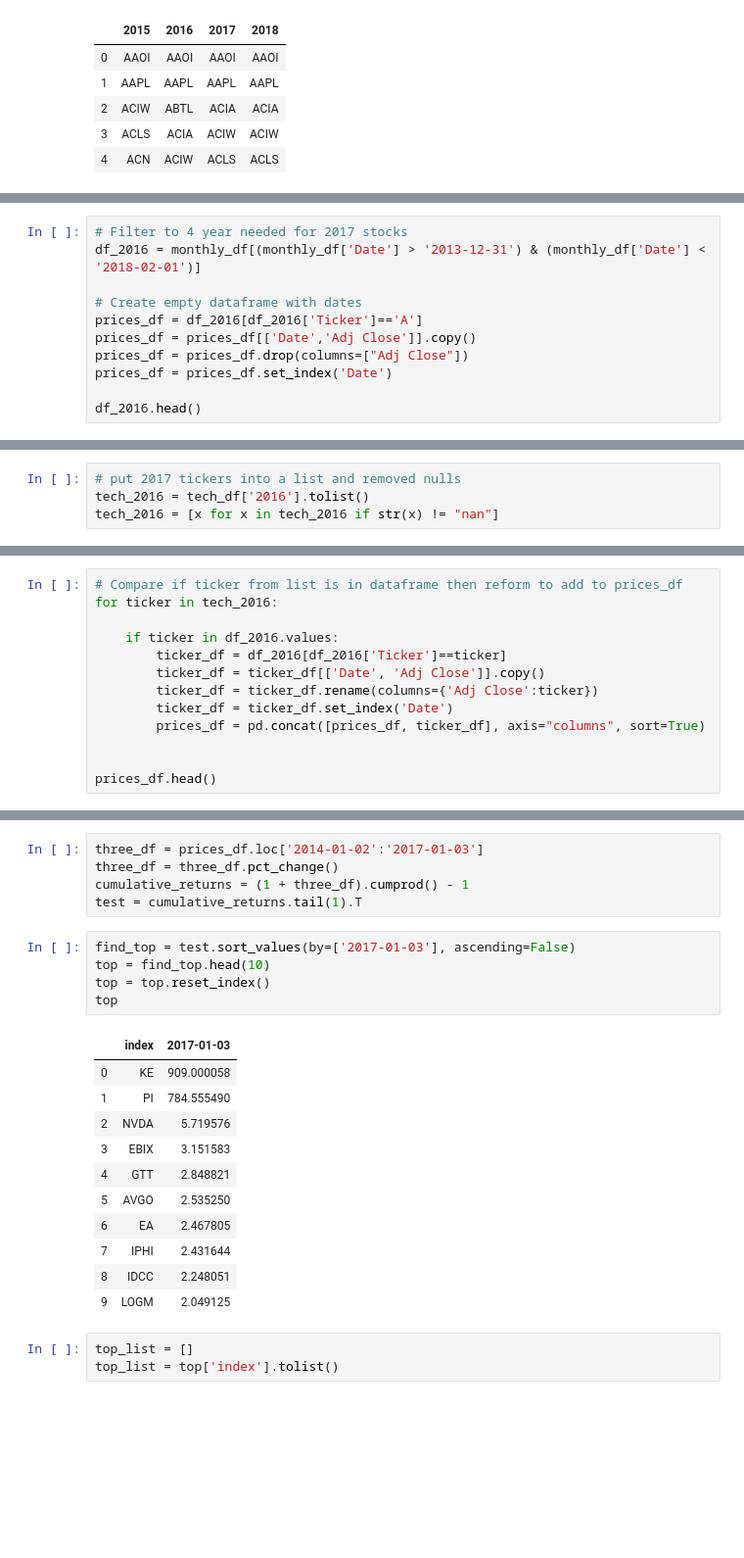
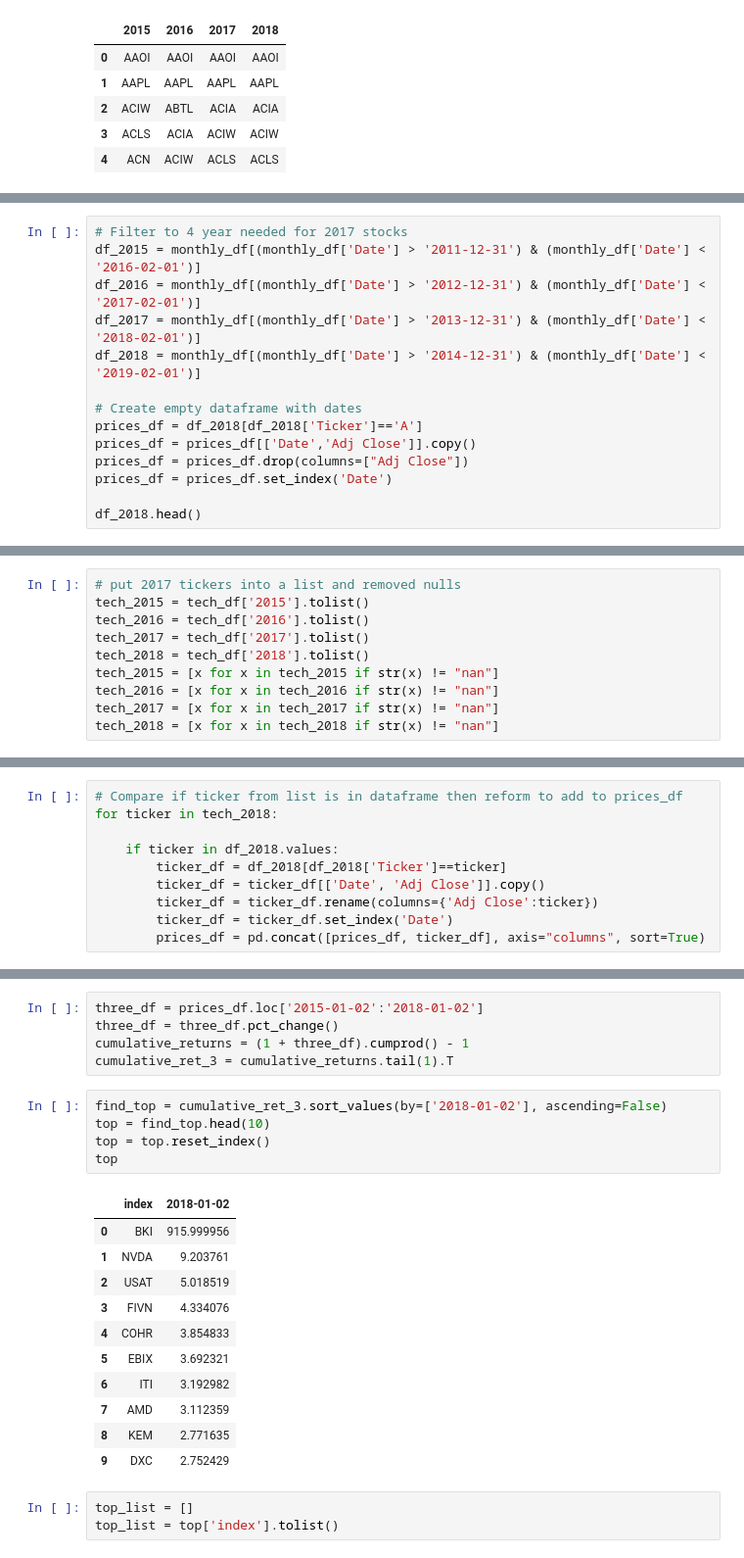
Before and after one commit to willwillis/sector-top-dogs, a Jupyter notebook: notebooks/Will/FromMina/ticker_data_wkg.ipynb, the cells around one changed output, grey strips where cells are left out. Shown at 98% size. Saved outputs shown, nothing was run; the diff lists cells and outputs as text; blank space fills up the shorter version.

```diff
--- a/notebooks/Will/FromMina/ticker_data_wkg.ipynb
+++ b/notebooks/Will/FromMina/ticker_data_wkg.ipynb
@@ -21,13 +45,16 @@ tech_df.head()
 # %%
 # Filter to 4 year needed for 2017 stocks
-df_2016 = monthly_df[(monthly_df['Date'] > '2013-12-31') & (monthly_df['Date'] < '2018-02-01')]
+df_2015 = monthly_df[(monthly_df['Date'] > '2011-12-31') & (monthly_df['Date'] < '2016-02-01')]
+df_2016 = monthly_df[(monthly_df['Date'] > '2012-12-31') & (monthly_df['Date'] < '2017-02-01')]
+df_2017 = monthly_df[(monthly_df['Date'] > '2013-12-31') & (monthly_df['Date'] < '2018-02-01')]
+df_2018 = monthly_df[(monthly_df['Date'] > '2014-12-31') & (monthly_df['Date'] < '2019-02-01')]
 
 # Create empty dataframe with dates
-prices_df = df_2016[df_2016['Ticker']=='A']
+prices_df = df_2018[df_2018['Ticker']=='A']
 prices_df = prices_df[['Date','Adj Close']].copy()
 prices_df = prices_df.drop(columns=["Adj Close"])
 prices_df = prices_df.set_index('Date')
 
-df_2016.head()
+df_2018.head()
 # %% [output]
 |  | Unnamed: 0 | Ticker | Date | Adj Close |
@@ -39,7 +86,13 @@ df_2016.head()
 # %%
 # put 2017 tickers into a list and removed nulls
+tech_2015 = tech_df['2015'].tolist()
 tech_2016 = tech_df['2016'].tolist()
+tech_2017 = tech_df['2017'].tolist()
+tech_2018 = tech_df['2018'].tolist()
+tech_2015 = [x for x in tech_2015 if str(x) != "nan"]
 tech_2016 = [x for x in tech_2016 if str(x) != "nan"]
+tech_2017 = [x for x in tech_2017 if str(x) != "nan"]
+tech_2018 = [x for x in tech_2018 if str(x) != "nan"]
 # %%
 tech_2016.sort()
 tech_2016
@@ -63,14 +116,11 @@ tech_2016
  'ZNGA']
 # %%
 # Compare if ticker from list is in dataframe then reform to add to prices_df
-for ticker in tech_2016:
+for ticker in tech_2018:
 
-    if ticker in df_2016.values:
-        ticker_df = df_2016[df_2016['Ticker']==ticker]
+    if ticker in df_2018.values:
+        ticker_df = df_2018[df_2018['Ticker']==ticker]
         ticker_df = ticker_df[['Date', 'Adj Close']].copy()
         ticker_df = ticker_df.rename(columns={'Adj Close':ticker})
         ticker_df = ticker_df.set_index('Date')
         prices_df = pd.concat([prices_df, ticker_df], axis="columns", sort=True)
-
-
-prices_df.head()
@@ -101,25 +148,25 @@ prices_df
 # %%
-three_df = prices_df.loc['2014-01-02':'2017-01-03']
+three_df = prices_df.loc['2015-01-02':'2018-01-02']
 three_df = three_df.pct_change()
 cumulative_returns = (1 + three_df).cumprod() - 1
-test = cumulative_returns.tail(1).T
+cumulative_ret_3 = cumulative_returns.tail(1).T
 # %%
-find_top = test.sort_values(by=['2017-01-03'], ascending=False)
+find_top = cumulative_ret_3.sort_values(by=['2018-01-02'], ascending=False)
 top = find_top.head(10)
 top = top.reset_index()
 top
 # %% [output]
-|  | index | 2017-01-03 |
-| 0 | KE | 909.000058 |
-| 1 | PI | 784.555490 |
-| 2 | NVDA | 5.719576 |
-| 3 | EBIX | 3.151583 |
-| 4 | GTT | 2.848821 |
-| 5 | AVGO | 2.535250 |
-| 6 | EA | 2.467805 |
-| 7 | IPHI | 2.431644 |
-| 8 | IDCC | 2.248051 |
-| 9 | LOGM | 2.049125 |
+|  | index | 2018-01-02 |
+| 0 | BKI | 915.999956 |
+| 1 | NVDA | 9.203761 |
+| 2 | USAT | 5.018519 |
+| 3 | FIVN | 4.334076 |
+| 4 | COHR | 3.854833 |
+| 5 | EBIX | 3.692321 |
+| 6 | ITI | 3.192982 |
+| 7 | AMD | 3.112359 |
+| 8 | KEM | 2.771635 |
+| 9 | DXC | 2.752429 |
 # %%
 top_list = []
 top_list = top['index'].tolist()
```
Also changed, not shown: parts of 13 cells of this notebook, 4 other files.
